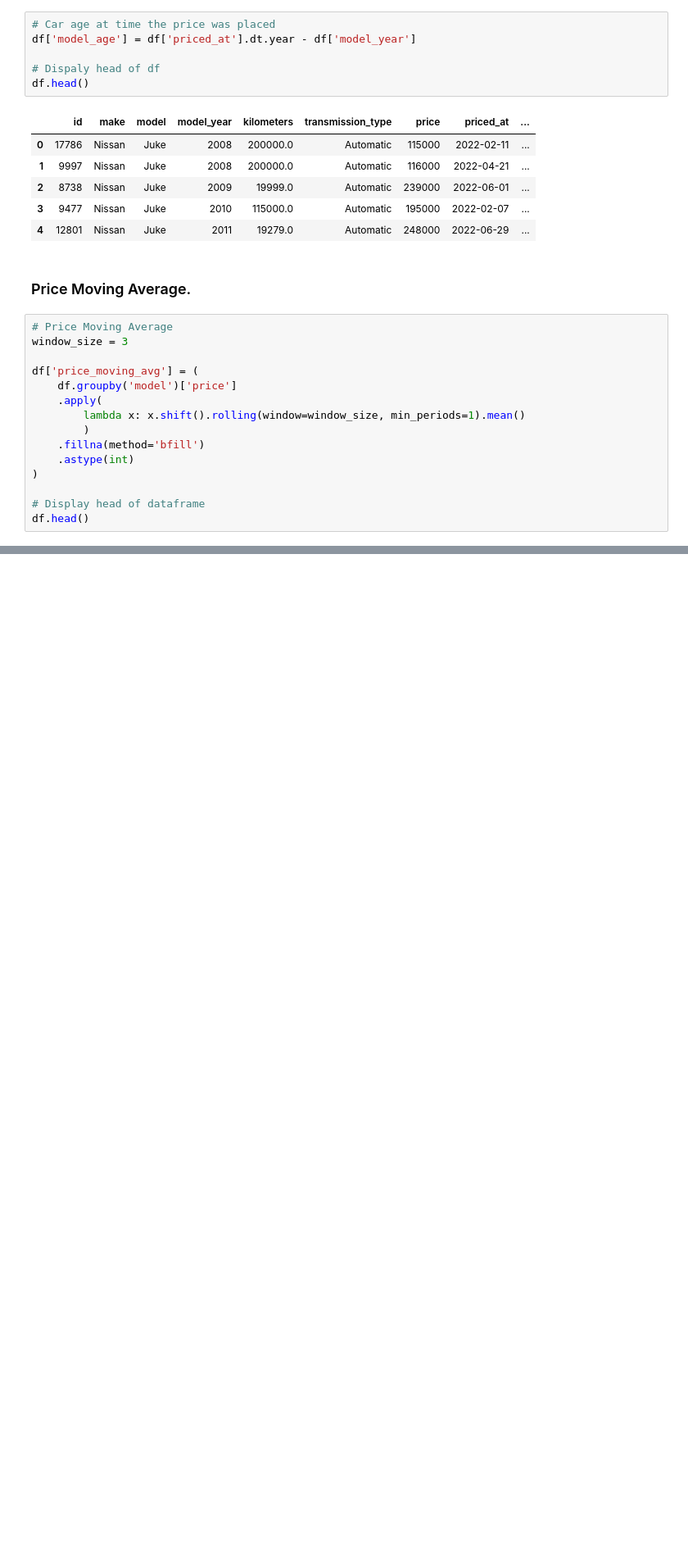
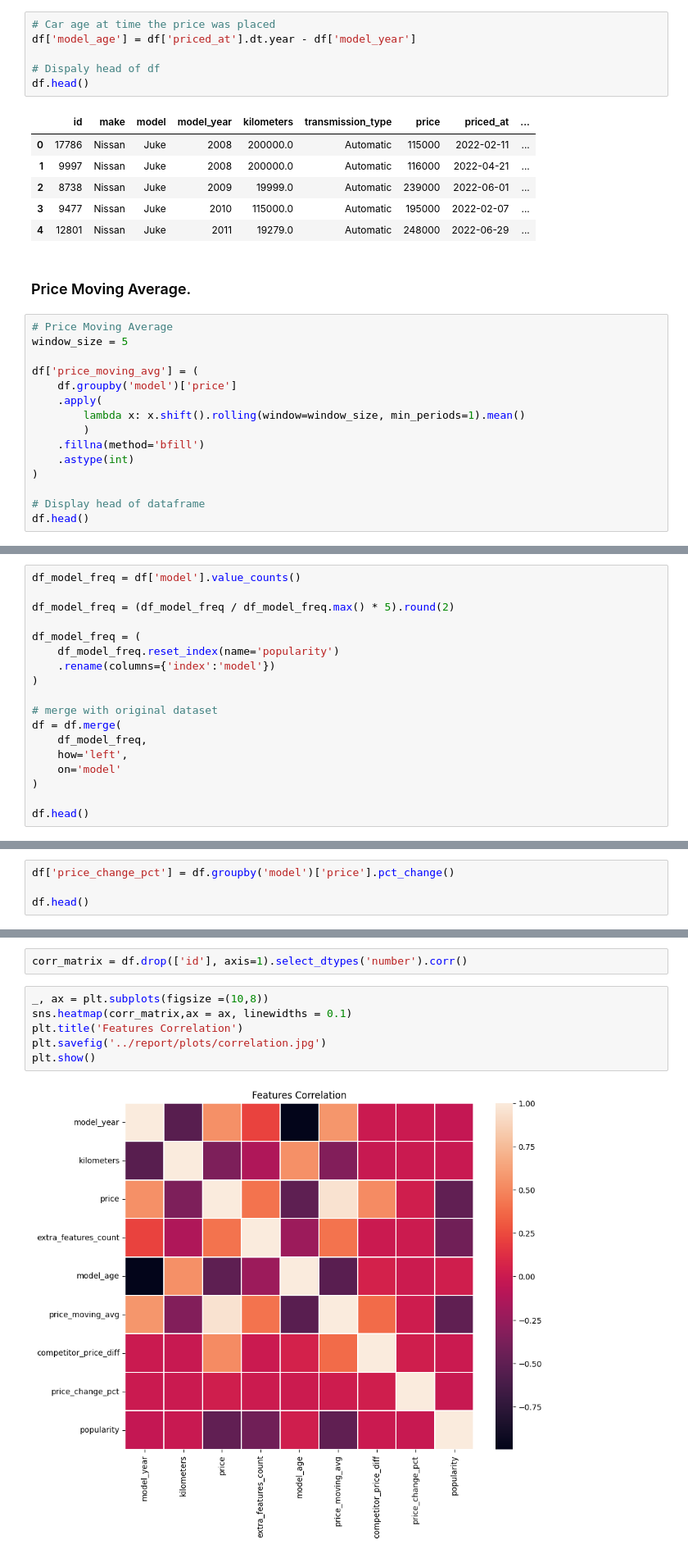
Before and after one commit to AhmedYousriSobhi/used_cars_price_estimation, a Jupyter notebook: nb_workspace/data_eda.ipynb, the cells around one changed output, grey strips where cells are left out. Shown at 82% size. Drawn from its saved outputs; the diff is of its cells as text; blank space fills up the shorter version.

```diff
--- a/nb_workspace/data_eda.ipynb
+++ b/nb_workspace/data_eda.ipynb
@@ -362,7 +416,7 @@ df.head()
 ### Price Moving Average.
 # %%
 # Price Moving Average
-window_size = 3
+window_size = 5
 
 df['price_moving_avg'] = (
     df.groupby('model')['price']
@@ -392,0 +473,18 @@ To adopt the future behavior and silence this warning, use
+# %%
+df_model_freq = df['model'].value_counts()
+
+df_model_freq = (df_model_freq / df_model_freq.max() * 5).round(2)
+
+df_model_freq = (
+    df_model_freq.reset_index(name='popularity')
+    .rename(columns={'index':'model'})
+)
+
+# merge with original dataset
+df = df.merge(
+    df_model_freq,
+    how='left',
+    on='model'
+)
+
+df.head()
@@ -392,0 +502,4 @@ To adopt the future behavior and silence this warning, use
+# %%
+df['price_change_pct'] = df.groupby('model')['price'].pct_change()
+
+df.head()
@@ -392,0 +515,10 @@ To adopt the future behavior and silence this warning, use
+# %%
+corr_matrix = df.drop(['id'], axis=1).select_dtypes('number').corr()
+# %%
+_, ax = plt.subplots(figsize =(10,8))
+sns.heatmap(corr_matrix,ax = ax, linewidths = 0.1)
+plt.title('Features Correlation')
+plt.savefig('../report/plots/correlation.jpg')
+plt.show()
+# %% [output]
+[figure, added]
```
Also changed, not shown: parts of 30 cells of this notebook, 4 other files.
